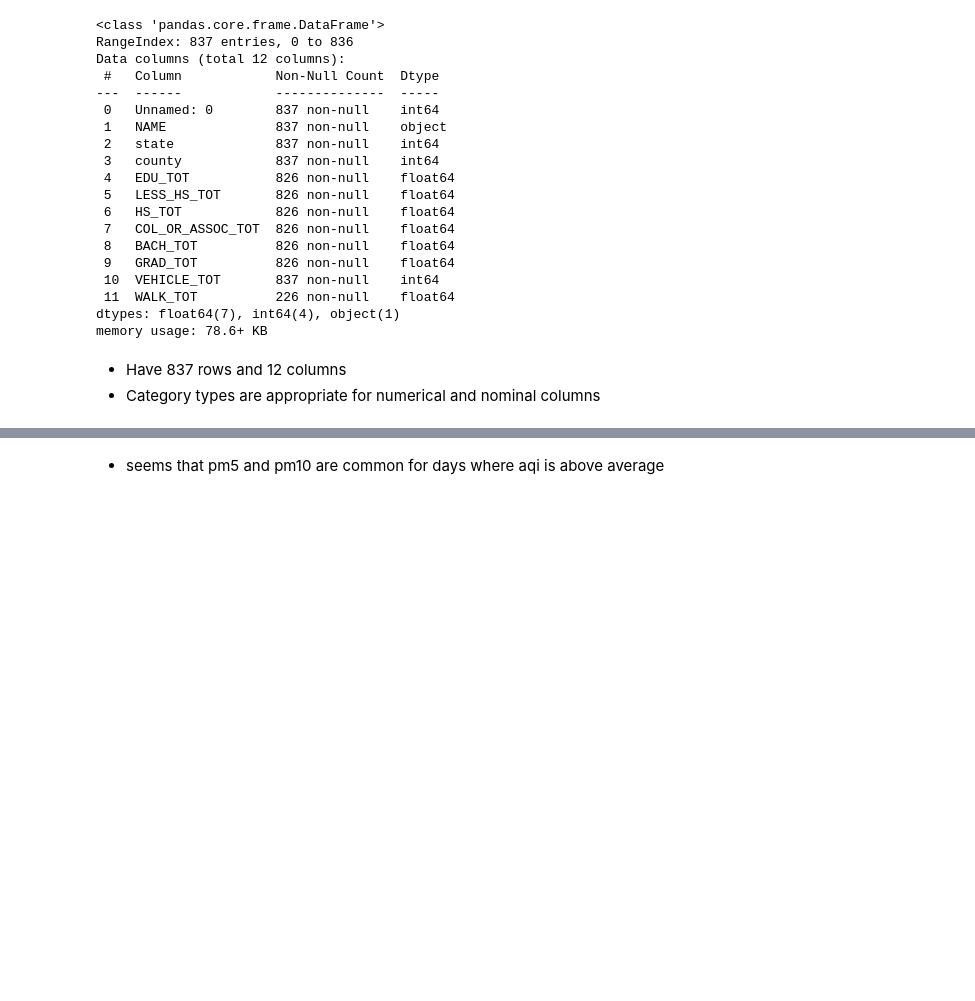
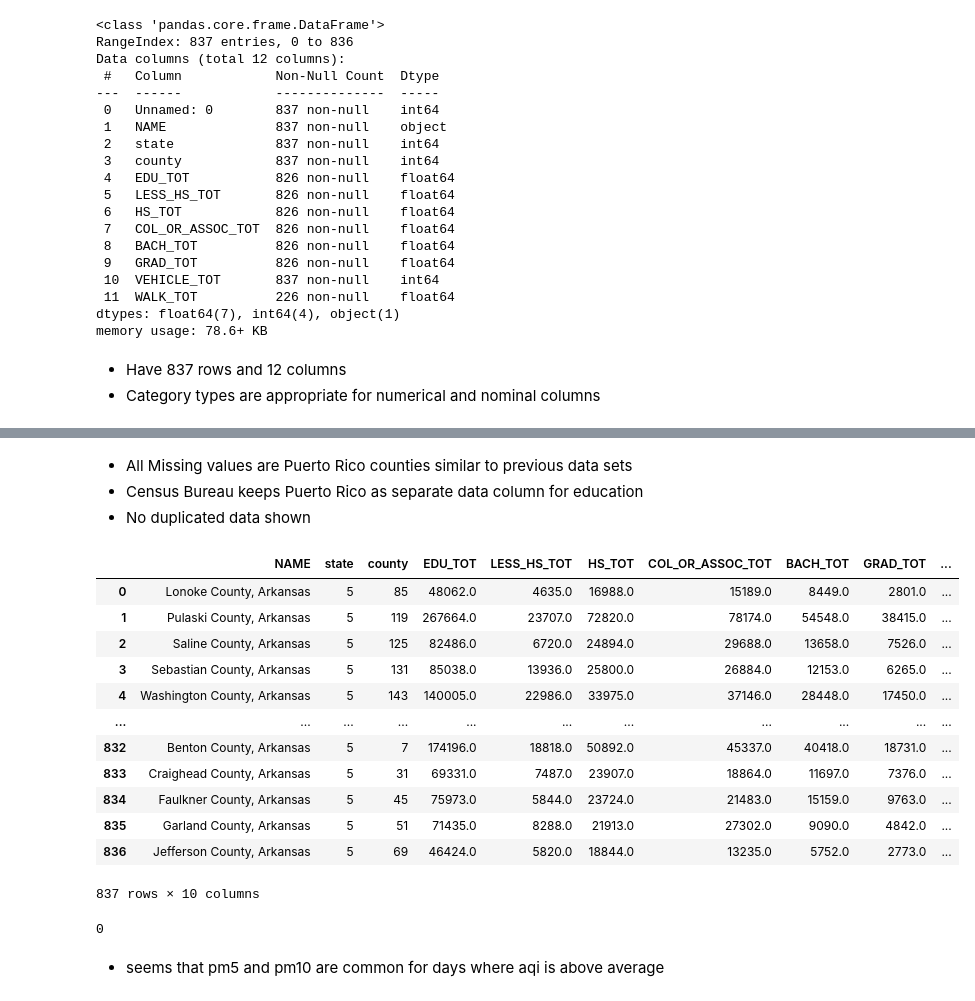
Before and after one commit to willkchan/Pollution-Forecast, a Jupyter notebook: src/preparation/Data_Wrangling7.ipynb, the cells around one changed output, grey strips where cells are left out. Drawn from its saved outputs; the diff is of its cells as text; code cells hidden in the pictures; blank space fills up the shorter version.

```diff
--- a/src/preparation/Data_Wrangling7.ipynb
+++ b/src/preparation/Data_Wrangling7.ipynb
@@ -724,3 +755,37 @@ memory usage: 78.6+ KB
+# %% [markdown]
+* All Missing values are Puerto Rico counties similar to previous data sets
+* Census Bureau keeps Puerto Rico as separate data column for education
+* No duplicated data shown
+# %%
+educ_vehicle_2017.columns.values[3:]
+educ_vehicle_2017
+# %% [output]
+|  | NAME | state | county | EDU_TOT | LESS_HS_TOT | HS_TOT | COL_OR_ASSOC_TOT | BACH_TOT | GRAD_TOT | ... |
+| 0 | Lonoke County, Arkansas | 5 | 85 | 48062.0 | 4635.0 | 16988.0 | 15189.0 | 8449.0 | 2801.0 | ... |
+| 1 | Pulaski County, Arkansas | 5 | 119 | 267664.0 | 23707.0 | 72820.0 | 78174.0 | 54548.0 | 38415.0 | ... |
+| 2 | Saline County, Arkansas | 5 | 125 | 82486.0 | 6720.0 | 24894.0 | 29688.0 | 13658.0 | 7526.0 | ... |
+| 3 | Sebastian County, Arkansas | 5 | 131 | 85038.0 | 13936.0 | 25800.0 | 26884.0 | 12153.0 | 6265.0 | ... |
+| 4 | Washington County, Arkansas | 5 | 143 | 140005.0 | 22986.0 | 33975.0 | 37146.0 | 28448.0 | 17450.0 | ... |
+| ... | ... | ... | ... | ... | ... | ... | ... | ... | ... | ... |
+| 832 | Benton County, Arkansas | 5 | 7 | 174196.0 | 18818.0 | 50892.0 | 45337.0 | 40418.0 | 18731.0 | ... |
+| 833 | Craighead County, Arkansas | 5 | 31 | 69331.0 | 7487.0 | 23907.0 | 18864.0 | 11697.0 | 7376.0 | ... |
+| 834 | Faulkner County, Arkansas | 5 | 45 | 75973.0 | 5844.0 | 23724.0 | 21483.0 | 15159.0 | 9763.0 | ... |
+| 835 | Garland County, Arkansas | 5 | 51 | 71435.0 | 8288.0 | 21913.0 | 27302.0 | 9090.0 | 4842.0 | ... |
+| 836 | Jefferson County, Arkansas | 5 | 69 | 46424.0 | 5820.0 | 18844.0 | 13235.0 | 5752.0 | 2773.0 | ... |
+837 rows × 10 columns
+# %%
+for dem in demographic:
+    fig, ax = plt.subplots(figsize=(20,20))
+
+    plt.title(' mean AQI vs ' + dem)
+    plt.xlabel('Dem ratio')
+    plt.ylabel('Mean AQI')
+    ax.scatter(EAST_MID_WEST_avg_aqi_dem_2017_2019[dem], EAST_MID_WEST_avg_aqi_dem_2017_2019['AQI'], label=dem)
+
+ax.legend(bbox_to_anchor=(1.05,1))
+plt.show()
+# %% [output]
+0
 # %%
 print(daily_aqi_by_county_2019.columns)
 
```
Also changed, not shown: parts of 3 cells of this notebook.
